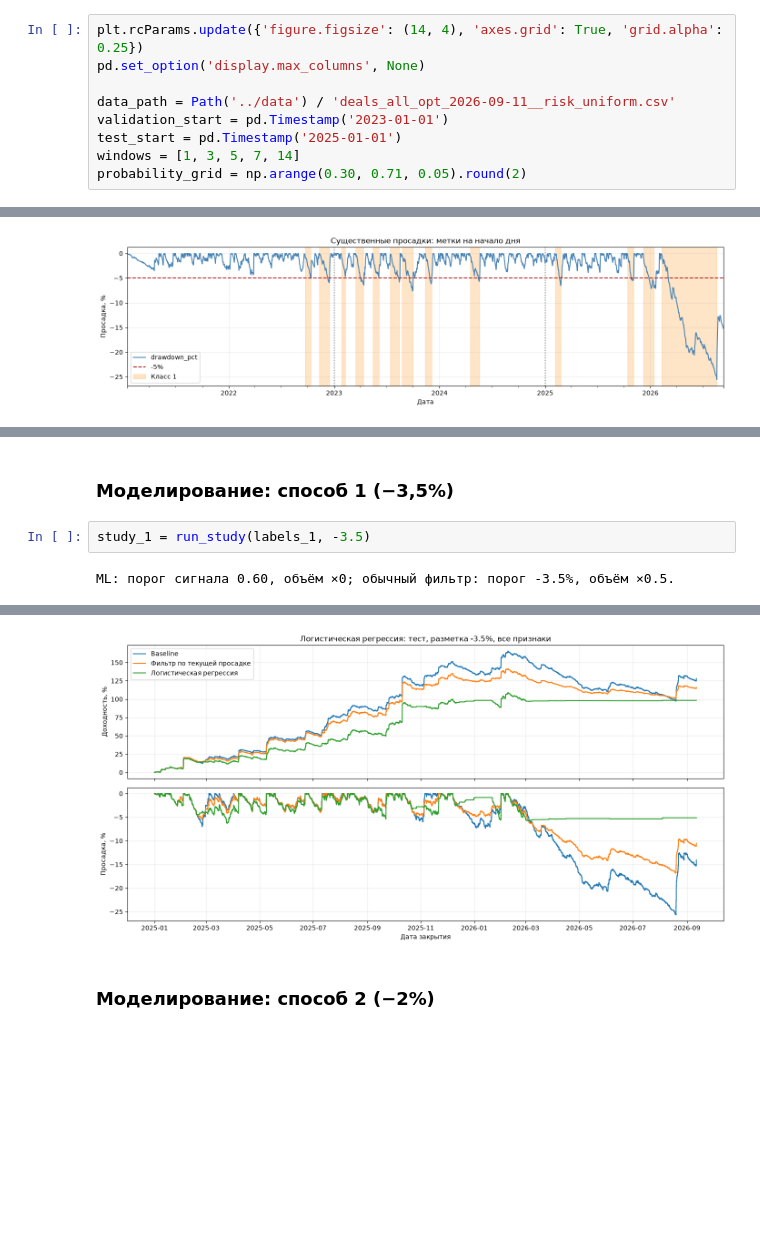
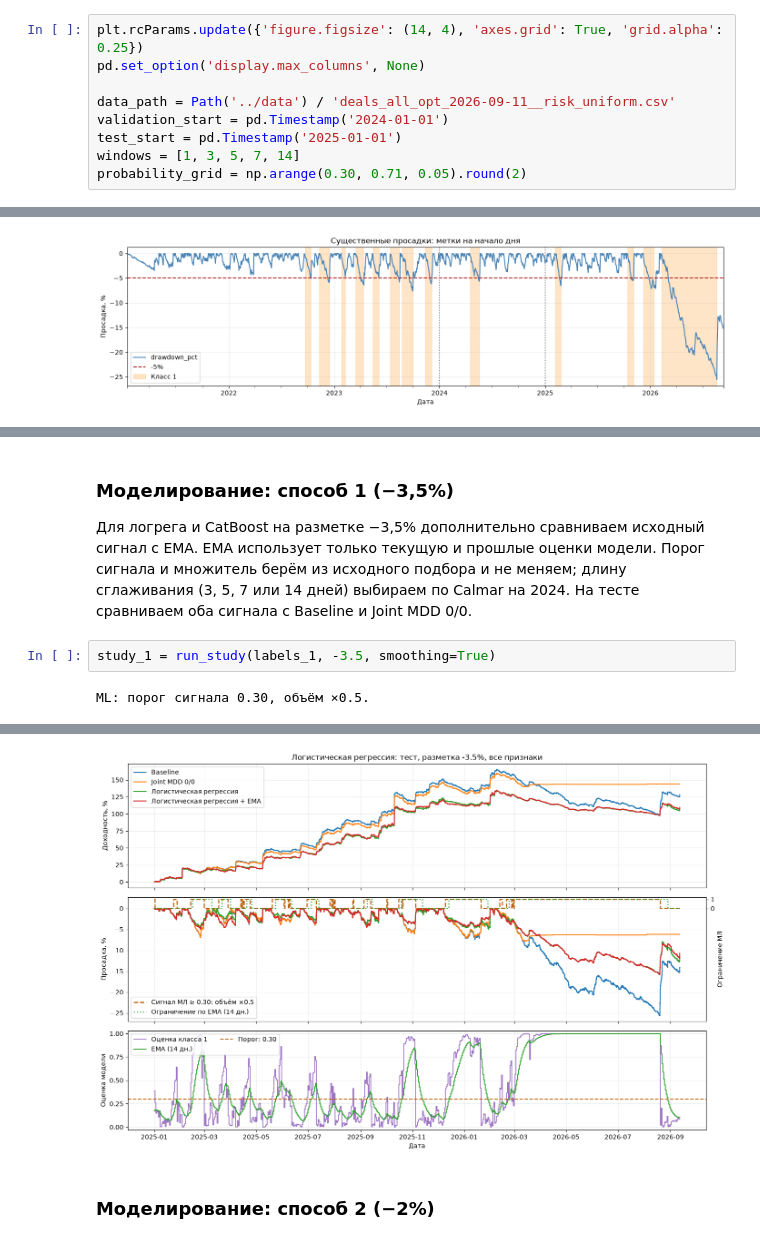
Before and after one commit to NikitaDzigurda/trading-strategy-risk-analysis, a Jupyter notebook: notebooks/05_drawdown_ml_analysis.ipynb, the cells around one changed output, grey strips where cells are left out. Saved outputs shown, nothing was run; the diff lists cells and outputs as text; blank space fills up the shorter version.

```diff
--- a/notebooks/05_drawdown_ml_analysis.ipynb
+++ b/notebooks/05_drawdown_ml_analysis.ipynb
@@ -20,7 +20,7 @@ plt.rcParams.update({'figure.figsize': (14, 4), 'axes.grid': True, 'grid.alpha':
 pd.set_option('display.max_columns', None)
 
 data_path = Path('../data') / 'deals_all_opt_2026-09-11__risk_uniform.csv'
-validation_start = pd.Timestamp('2023-01-01')
+validation_start = pd.Timestamp('2024-01-01')
 test_start = pd.Timestamp('2025-01-01')
 windows = [1, 3, 5, 7, 14]
 probability_grid = np.arange(0.30, 0.71, 0.05).round(2)
@@ -331,8 +431,10 @@ def run_study(labels, depth_threshold, feature_columns=None, classifier=None,
 # %% [markdown]
 ### Моделирование: способ 1 (−3,5%)
+
+Для логрега и CatBoost на разметке −3,5% дополнительно сравниваем исходный сигнал с EMA. EMA использует только текущую и прошлые оценки модели. Порог сигнала и множитель берём из исходного подбора и не меняем; длину сглаживания (3, 5, 7 или 14 дней) выбираем по Calmar на 2024. На тесте сравниваем оба сигнала с Baseline и Joint MDD 0/0.
 # %%
-study_1 = run_study(labels_1, -3.5)
+study_1 = run_study(labels_1, -3.5, smoothing=True)
 # %% [output]
-ML: порог сигнала 0.60, объём ×0; обычный фильтр: порог -3.5%, объём ×0.5.
+ML: порог сигнала 0.30, объём ×0.5.
 |  |  | Threshold | Reduced_multiplier | Selected | Net_PnL_USDT | PnL_delta_USDT | PnL_retained_pct | ... |
 | Method | Config_ID |  |  |  |  |  |  | ... |
@@ -363,4 +481,4 @@ ML: порог сигнала 0.60, объём ×0; обычный фильтр:
-[figure, old version]
+[figure, new version]
 # %% [markdown]
 ### Моделирование: способ 2 (−2%)
 # %%
```
Also changed, not shown: parts of 15 cells of this notebook, 3 other files.
